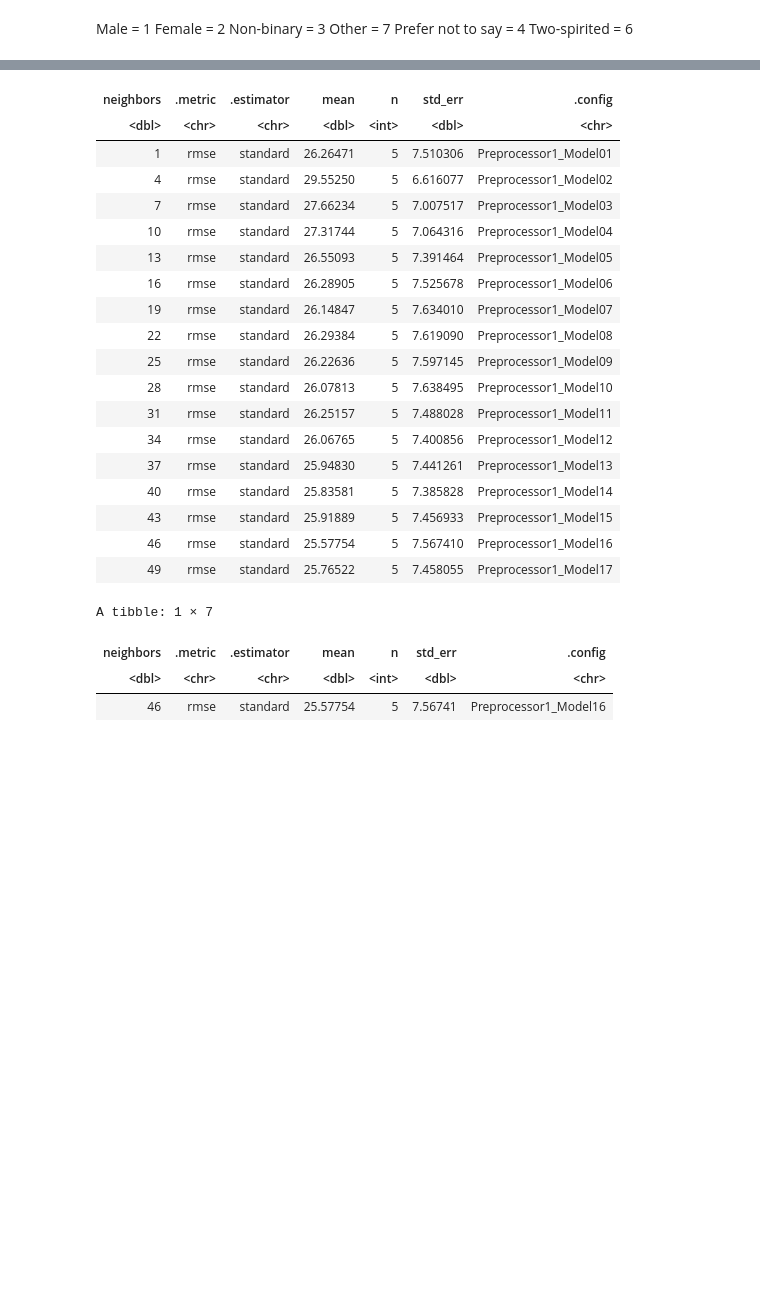
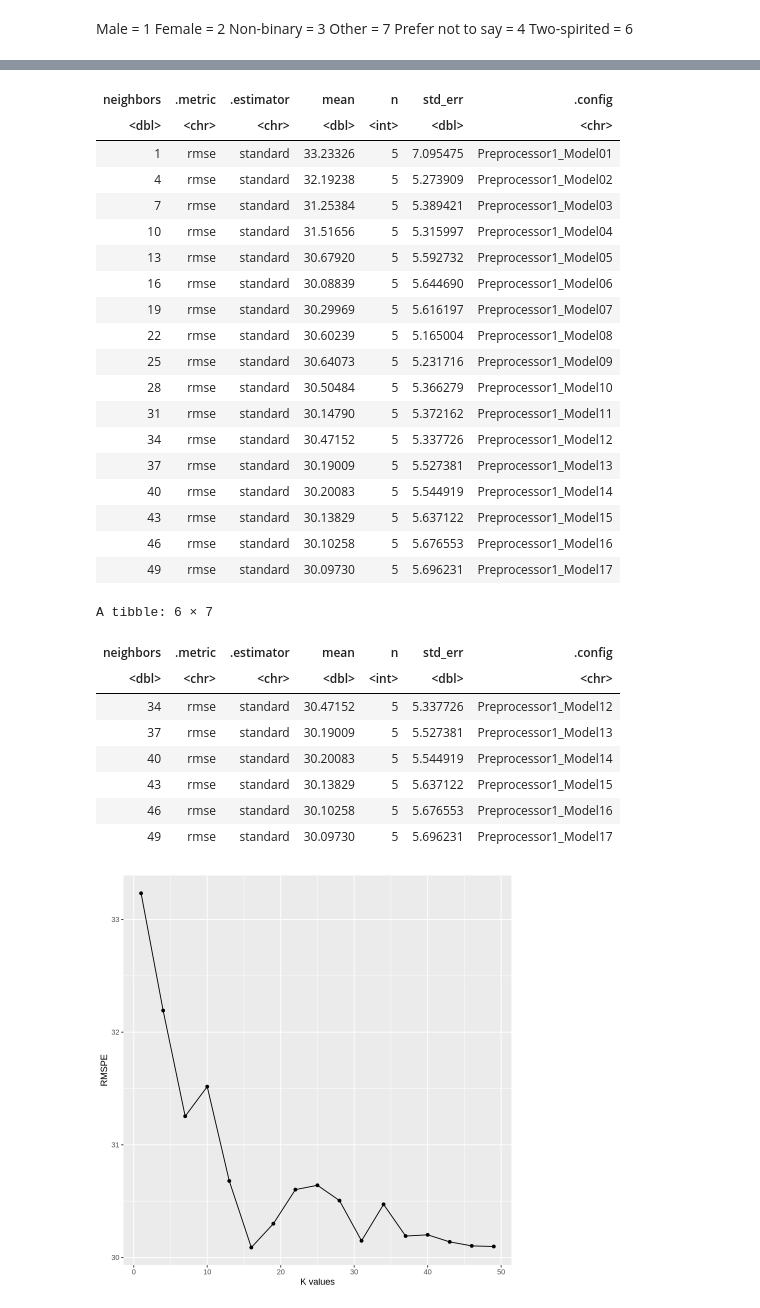
Before and after one commit to RaeL88/DSCI_project, a Jupyter notebook: Code.ipynb, the cells around one changed output, grey strips where cells are left out. Cells and saved outputs as stored; diff of their text form; code cells hidden in the pictures; blank space fills up the shorter version.

```diff
--- a/Code.ipynb
+++ b/Code.ipynb
@@ -125,6 +125,8 @@ Other = 7
 Prefer not to say = 4
 Two-spirited = 6
 # %%
+set.seed(233)
+
 drop_na(player_selected)
 
 hours_split<-initial_split(player_selected, prop=0.75, strata=played_hours)
@@ -153,52 +155,61 @@ player_results <- player_wkflw |>
   collect_metrics() |>
   filter(.metric == "rmse")
 player_results
 
-player_min <- player_results |>
-  filter(mean == min(mean))
+player_plot<-ggplot(player_results, aes(x=neighbors,y=mean))+
+              geom_point()+
+             geom_line()+
+              labs(x="K values", y="RMSPE")
+player_plot
 
-player_min
+tail(player_results)
 # %% [output]
 A tibble: 194 × 3
 | Age | gender | played_hours |
 | <dbl> | <dbl> | <dbl> |
 | 9 | 1 | 30.3 |
 | 17 | 1 | 3.8 |
 | 17 | 1 | 0.0 |
 | 21 | 2 | 0.7 |
 | 21 | 1 | 0.1 |
 | 17 | 2 | 0.0 |
 | 19 | 2 | 0.0 |
 | 21 | 1 | 0.0 |
 | 17 | 1 | 0.1 |
 | 22 | 2 | 0.0 |
 | ... | ... | ... |
 | 20 | 1 | 0.0 |
 | 17 | 2 | 0.0 |
 | 22 | 1 | 0.3 |
 | 17 | 4 | 0.0 |
 | 17 | 1 | 2.3 |
 A tibble: 17 × 7
 | neighbors | .metric | .estimator | mean | n | std_err | .config |
 | <dbl> | <chr> | <chr> | <dbl> | <int> | <dbl> | <chr> |
-| 1 | rmse | standard | 26.26471 | 5 | 7.510306 | Preprocessor1_Model01 |
-| 4 | rmse | standard | 29.55250 | 5 | 6.616077 | Preprocessor1_Model02 |
-| 7 | rmse | standard | 27.66234 | 5 | 7.007517 | Preprocessor1_Model03 |
-| 10 | rmse | standard | 27.31744 | 5 | 7.064316 | Preprocessor1_Model04 |
-| 13 | rmse | standard | 26.55093 | 5 | 7.391464 | Preprocessor1_Model05 |
-| 16 | rmse | standard | 26.28905 | 5 | 7.525678 | Preprocessor1_Model06 |
-| 19 | rmse | standard | 26.14847 | 5 | 7.634010 | Preprocessor1_Model07 |
-| 22 | rmse | standard | 26.29384 | 5 | 7.619090 | Preprocessor1_Model08 |
-| 25 | rmse | standard | 26.22636 | 5 | 7.597145 | Preprocessor1_Model09 |
-| 28 | rmse | standard | 26.07813 | 5 | 7.638495 | Preprocessor1_Model10 |
-| 31 | rmse | standard | 26.25157 | 5 | 7.488028 | Preprocessor1_Model11 |
-| 34 | rmse | standard | 26.06765 | 5 | 7.400856 | Preprocessor1_Model12 |
-| 37 | rmse | standard | 25.94830 | 5 | 7.441261 | Preprocessor1_Model13 |
-| 40 | rmse | standard | 25.83581 | 5 | 7.385828 | Preprocessor1_Model14 |
-| 43 | rmse | standard | 25.91889 | 5 | 7.456933 | Preprocessor1_Model15 |
-| 46 | rmse | standard | 25.57754 | 5 | 7.567410 | Preprocessor1_Model16 |
-| 49 | rmse | standard | 25.76522 | 5 | 7.458055 | Preprocessor1_Model17 |
+| 1 | rmse | standard | 33.23326 | 5 | 7.095475 | Preprocessor1_Model01 |
+| 4 | rmse | standard | 32.19238 | 5 | 5.273909 | Preprocessor1_Model02 |
+| 7 | rmse | standard | 31.25384 | 5 | 5.389421 | Preprocessor1_Model03 |
+| 10 | rmse | standard | 31.51656 | 5 | 5.315997 | Preprocessor1_Model04 |
+| 13 | rmse | standard | 30.67920 | 5 | 5.592732 | Preprocessor1_Model05 |
+| 16 | rmse | standard | 30.08839 | 5 | 5.644690 | Preprocessor1_Model06 |
+| 19 | rmse | standard | 30.29969 | 5 | 5.616197 | Preprocessor1_Model07 |
+| 22 | rmse | standard | 30.60239 | 5 | 5.165004 | Preprocessor1_Model08 |
+| 25 | rmse | standard | 30.64073 | 5 | 5.231716 | Preprocessor1_Model09 |
+| 28 | rmse | standard | 30.50484 | 5 | 5.366279 | Preprocessor1_Model10 |
+| 31 | rmse | standard | 30.14790 | 5 | 5.372162 | Preprocessor1_Model11 |
+| 34 | rmse | standard | 30.47152 | 5 | 5.337726 | Preprocessor1_Model12 |
+| 37 | rmse | standard | 30.19009 | 5 | 5.527381 | Preprocessor1_Model13 |
+| 40 | rmse | standard | 30.20083 | 5 | 5.544919 | Preprocessor1_Model14 |
+| 43 | rmse | standard | 30.13829 | 5 | 5.637122 | Preprocessor1_Model15 |
+| 46 | rmse | standard | 30.10258 | 5 | 5.676553 | Preprocessor1_Model16 |
+| 49 | rmse | standard | 30.09730 | 5 | 5.696231 | Preprocessor1_Model17 |
-A tibble: 1 × 7
+A tibble: 6 × 7
 | neighbors | .metric | .estimator | mean | n | std_err | .config |
 | <dbl> | <chr> | <chr> | <dbl> | <int> | <dbl> | <chr> |
-| 46 | rmse | standard | 25.57754 | 5 | 7.56741 | Preprocessor1_Model16 |
+| 34 | rmse | standard | 30.47152 | 5 | 5.337726 | Preprocessor1_Model12 |
+| 37 | rmse | standard | 30.19009 | 5 | 5.527381 | Preprocessor1_Model13 |
+| 40 | rmse | standard | 30.20083 | 5 | 5.544919 | Preprocessor1_Model14 |
+| 43 | rmse | standard | 30.13829 | 5 | 5.637122 | Preprocessor1_Model15 |
+| 46 | rmse | standard | 30.10258 | 5 | 5.676553 | Preprocessor1_Model16 |
+| 49 | rmse | standard | 30.09730 | 5 | 5.696231 | Preprocessor1_Model17 |
+[figure, added]
```
